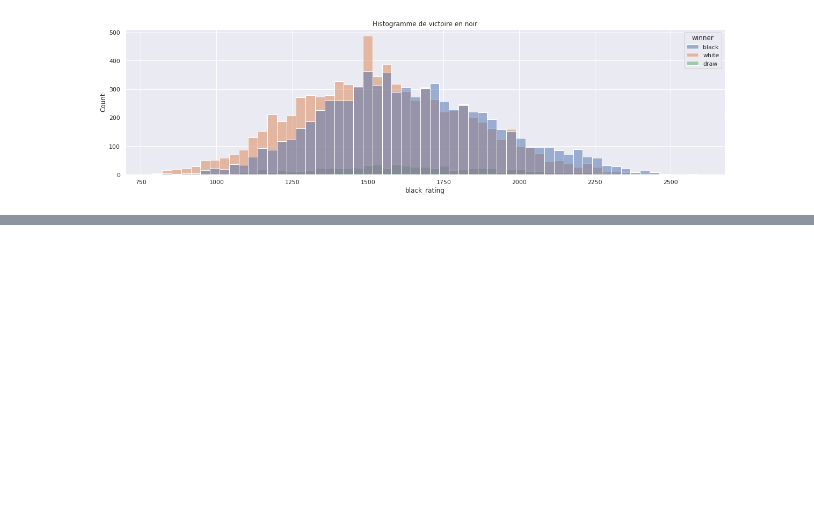
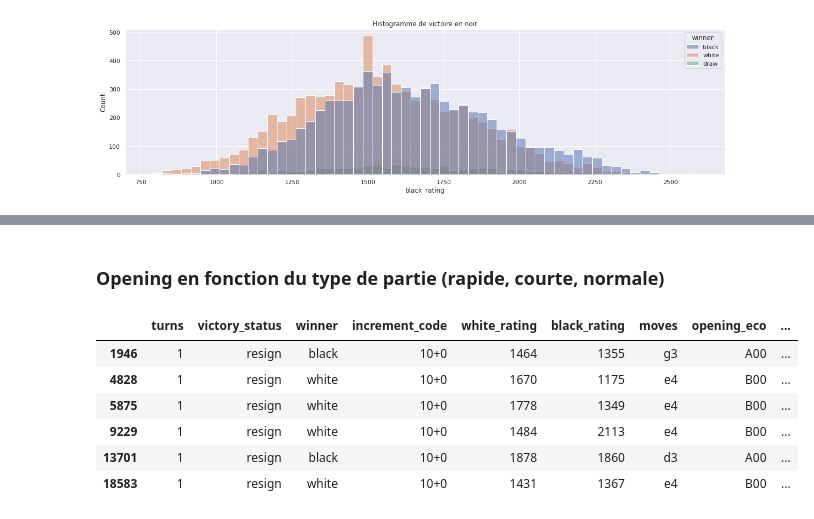
Before and after one commit to BlazingBurn/HitemapythonExo, a Jupyter notebook: analyse donnee/ProjetAnalyseDonneeEchecs.ipynb, the cells around one changed output, grey strips where cells are left out. Drawn from its saved outputs; the diff is of its cells as text; code cells hidden in the pictures; blank space fills up the shorter version.

Commit message:
Créé avec Colaboratory - fin partie 1 et ajout partie 2

```diff
--- a/analyse donnee/ProjetAnalyseDonneeEchecs.ipynb
+++ b/analyse donnee/ProjetAnalyseDonneeEchecs.ipynb
@@ -132,0 +151,12 @@ sns.histplot(data=dataChessUtils, x='black_rating', hue='winner', ax=ax).set(tit
+# %% [markdown]
+### Opening en fonction du type de partie (rapide, courte, normale)
+# %%
+dataChessUtils[(dataChessUtils['turns'] < 2)]
+# %% [output]
+|  | turns | victory_status | winner | increment_code | white_rating | black_rating | moves | opening_eco | ... |
+| 1946 | 1 | resign | black | 10+0 | 1464 | 1355 | g3 | A00 | ... |
+| 4828 | 1 | resign | white | 10+0 | 1670 | 1175 | e4 | B00 | ... |
+| 5875 | 1 | resign | white | 10+0 | 1778 | 1349 | e4 | B00 | ... |
+| 9229 | 1 | resign | white | 10+0 | 1484 | 2113 | e4 | B00 | ... |
+| 13701 | 1 | resign | black | 10+0 | 1878 | 1860 | d3 | A00 | ... |
+| 18583 | 1 | resign | white | 10+0 | 1431 | 1367 | e4 | B00 | ... |
```
Also changed, not shown: parts of 11 cells of this notebook.
